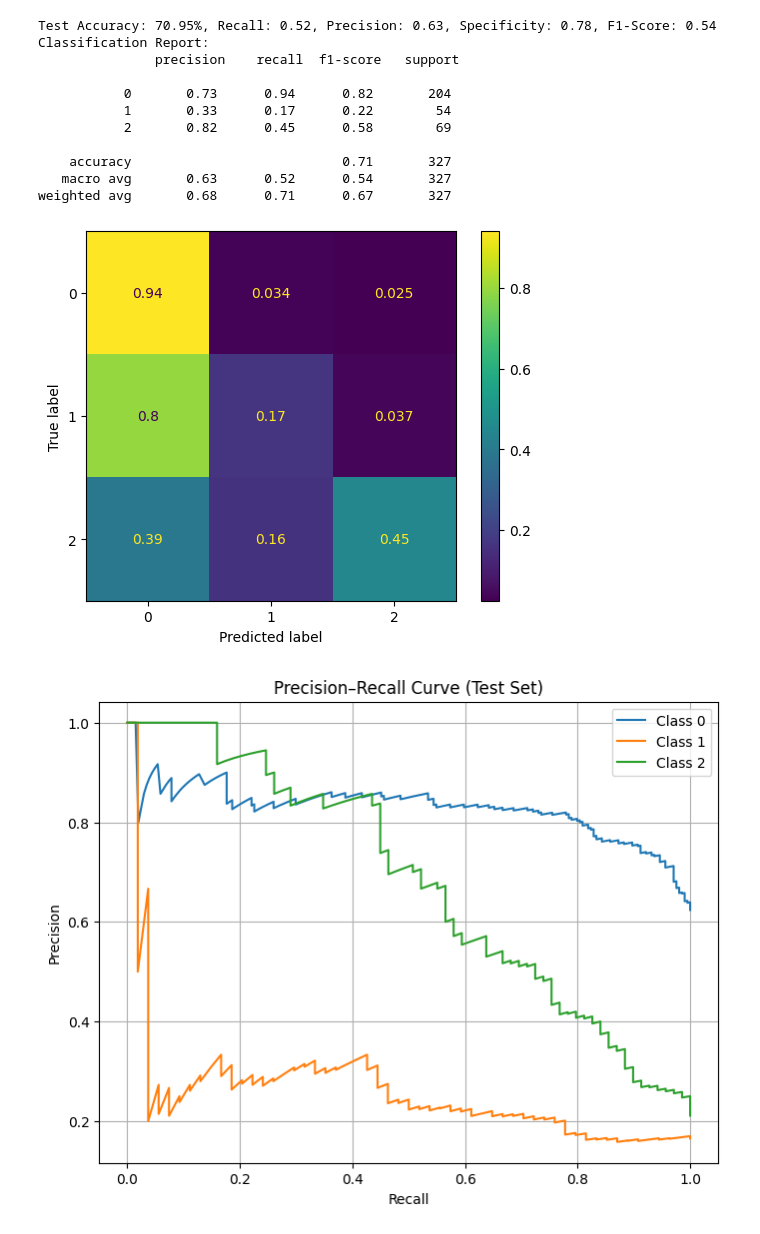
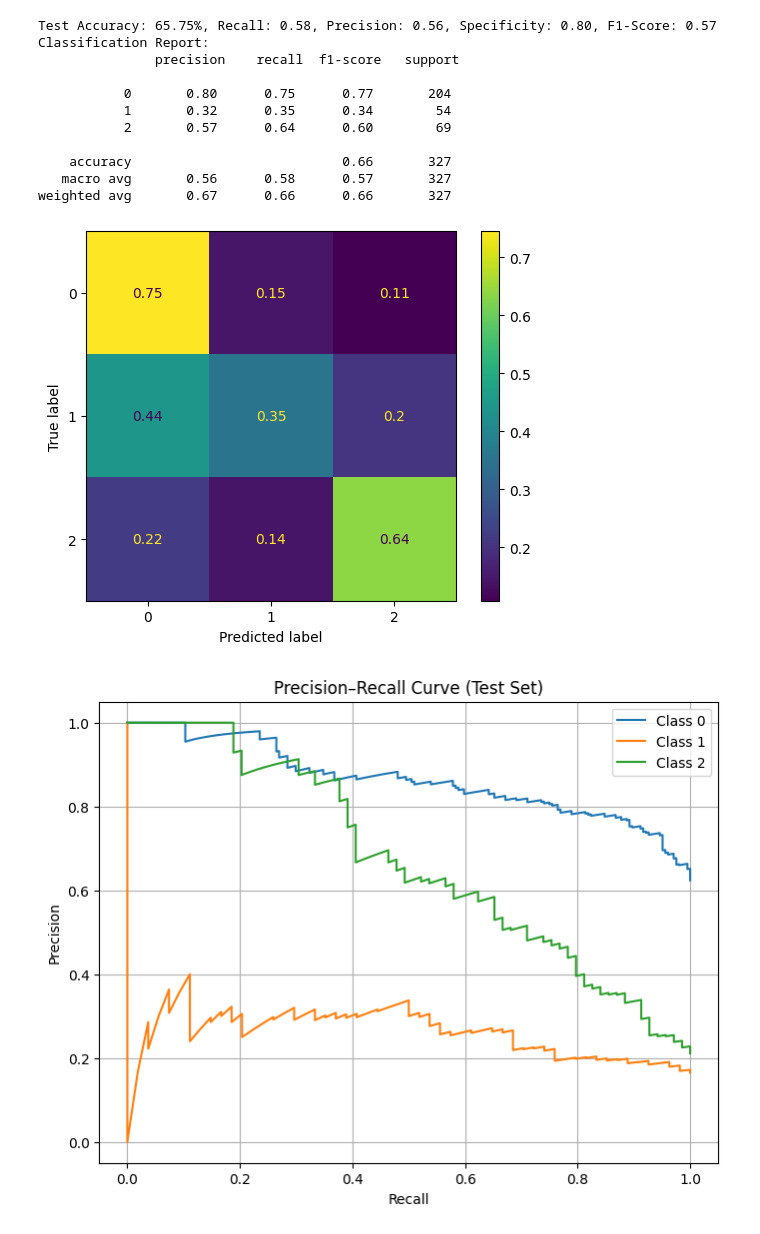
Before and after one commit to matthewmcgrath80/final_project, a Jupyter notebook: final_project_MESSIDOR2_without_3_4.ipynb, the cells around one changed output. Cells and saved outputs as stored; diff of their text form; code cells hidden in the pictures.

```diff
--- a/final_project_MESSIDOR2_without_3_4.ipynb
+++ b/final_project_MESSIDOR2_without_3_4.ipynb
@@ -15,6 +15,7 @@ from sklearn.model_selection import StratifiedShuffleSplit
 import numpy as np
 from sklearn.metrics import classification_report, confusion_matrix, ConfusionMatrixDisplay, precision_recall_curve, PrecisionRecallDisplay, roc_curve, RocCurveDisplay
 from collections import Counter
+import gradio as gr
 
 # Image transformer
 
@@ -145,7 +146,7 @@ optimizer = torch.optim.Adam([
 
 # Model training
 
-total_epoch = 15
+total_epoch = 6
 recall_macro = MulticlassRecall(num_classes=3, average="macro").to(device)
 precision_macro = MulticlassPrecision(num_classes=3, average="macro").to(device)
 specificity_macro = MulticlassSpecificity(num_classes=3, average="macro").to(device)
@@ -302,6 +303,35 @@ plt.title("ROC Curve (Test Set)")
 plt.legend()
 plt.grid(True)
 plt.show()
+
+torch.save(model.state_dict(), "model.pth")
+
+def classify(img):
+    img = img.convert("RGB")
+    tensor = test_transform(img)
+
+    image_tensor = tensor.unsqueeze(0)
+    image_tensor.requires_grad = True
+
+    outputs = model(image_tensor)
+    pred_class = outputs.argmax(dim=1).item()
+
+    if isinstance(pred_class, bytes):
+        pred_class = pred_class.decode("utf-8")
+    return pred_class
+
+# Gradio interface
+iface = gr.Interface(
+    fn=classify,
+    inputs=gr.Image(type="pil"),
+    outputs=[
+        gr.Textbox(label="Predicted Class")
+    ],
+    title="ResNet18 Classification of MESSIDOR-2",
+    description="Upload an image to classify it with ResNet18."
+)
+
+iface.launch()
 # %% [output]
 Class 0: 204
 Class 1: 54
@@ -326,13 +356,13 @@ weighted avg       0.98      0.98      0.98      1307
-Test Accuracy: 70.95%, Recall: 0.52, Precision: 0.63, Specificity: 0.78, F1-Score: 0.54
+Test Accuracy: 65.75%, Recall: 0.58, Precision: 0.56, Specificity: 0.80, F1-Score: 0.57
 Classification Report:
                precision    recall  f1-score   support
 
-           0       0.73      0.94      0.82       204
-           1       0.33      0.17      0.22        54
-           2       0.82      0.45      0.58        69
+           0       0.80      0.75      0.77       204
+           1       0.32      0.35      0.34        54
+           2       0.57      0.64      0.60        69
 
-    accuracy                           0.71       327
-   macro avg       0.63      0.52      0.54       327
-weighted avg       0.68      0.71      0.67       327
+    accuracy                           0.66       327
+   macro avg       0.56      0.58      0.57       327
+weighted avg       0.67      0.66      0.66       327
-[figure, old version]
+[figure, new version]
-[figure, old version]
+[figure, new version]
```
Also changed, not shown: parts of 7 cells of this notebook.
